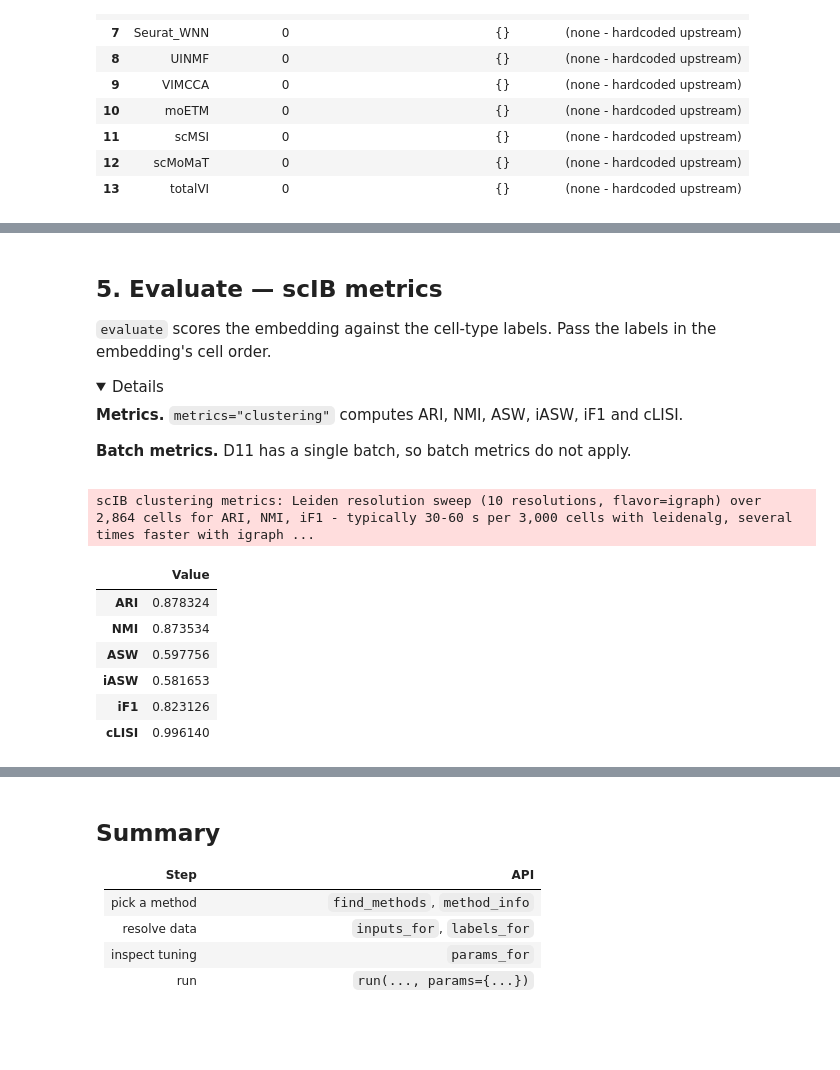
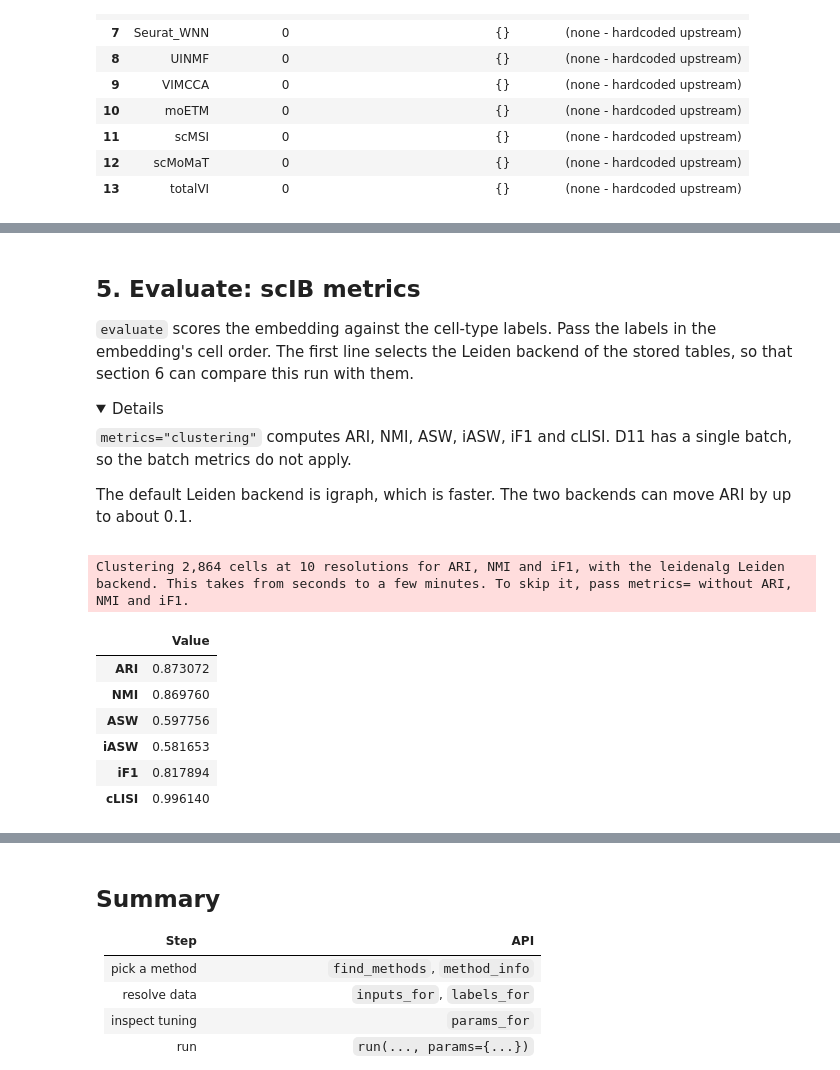
Before and after one commit to DSichang/scMultiBench, a Jupyter notebook: tutorials/end_to_end/end_to_end.ipynb, the cells around one changed output, grey strips where cells are left out. Cells and saved outputs as stored; diff of their text form; code cells hidden in the pictures; folded sections open; blank space fills up the shorter version.

```diff
--- a/tutorials/end_to_end/end_to_end.ipynb
+++ b/tutorials/end_to_end/end_to_end.ipynb
@@ -241,16 +217,17 @@ Matilda's stored scores (`load_results(source="rerun")`) instead of computing th
 # %%
 import h5py
 
-def stand_in(dataset, method):
-    """`method`'s embedding from the benchmark host's run_all outputs; None if that download fails."""
+def replacement(dataset, method):
+    """`method`'s embedding from the run_all outputs of the benchmark's Linux machine; None if that download fails."""
     try:
         batch = mtb.load_batch(mtb.data.fetch_outputs(dataset), methods=[method])
         with h5py.File(Path(batch.out_dir) / f"{method}_{dataset}" / "embedding.h5") as f:
             emb = f["data"][()]
-        print(f"stand-in: {method}'s embedding from the benchmark host's run_all outputs for {dataset} (fetch_outputs)")
+        print(f"replacement: {method}'s embedding from the run_all outputs for {dataset} of the benchmark's Linux machine")
         return emb
-    except Exception as e:                                   # offline, or the outputs are not published yet
-        print(f"stand-in: the package's stored scores for {method} ({type(e).__name__} from fetch_outputs: {e})")
+    # offline, or the outputs are not published yet
+    except Exception as e:
+        print(f"replacement: the package's stored scores for {method}. {type(e).__name__} from fetch_outputs: {e}")
         return None
 
 check = mtb.scan(DATASET, CATEGORY, methods=["Matilda"])
@@ -260,8 +237,8 @@ if check.env_ok.any():
                   params={"epochs": 5})
     emb = res.output
 else:
-    print("no method environment on this host - the run is skipped; a stand-in computed elsewhere covers it")
-    emb = stand_in(DATASET, "Matilda")
+    print("no method environment on this computer: the run is skipped, and outputs computed elsewhere replace it")
+    emb = replacement(DATASET, "Matilda")
 
 print("embedding:", None if emb is None else emb.shape)
 # %% [output]
@@ -317,38 +286,35 @@ pd.DataFrame(rows).sort_values("kind").reset_index(drop=True)
 # %% [markdown]
-## 5. Evaluate — scIB metrics
+## 5. Evaluate: scIB metrics
 
-`evaluate` scores the embedding against the cell-type labels. Pass the labels in
-the embedding's cell order.
+`evaluate` scores the embedding against the cell-type labels. Pass the labels in the embedding's cell order. The first line selects the Leiden backend of the stored tables, so that section 6 can compare this run with them.
 
 <details>
 <summary>Details</summary>
 
-**Metrics.** `metrics="clustering"` computes ARI, NMI, ASW, iASW, iF1 and cLISI.
+`metrics="clustering"` computes ARI, NMI, ASW, iASW, iF1 and cLISI. D11 has a single batch, so the batch metrics do not apply.
 
-**Batch metrics.** D11 has a single batch, so batch metrics do not apply.
+The default Leiden backend is igraph, which is faster. The two backends can move ARI by up to about 0.1.
 
 </details>
 # %%
-import numpy as np
-
-labels = pd.read_csv(mtb.labels_for(DATASET)["cty"])
-labels = labels["x"].to_numpy() if "x" in labels.columns else labels.iloc[:, -1].to_numpy()
-
+# the Leiden backend of the stored tables
+mtb.config.DEFAULT.leiden_flavor = "leidenalg"
 if emb is not None:
-    scores = mtb.evaluate(emb, category=CATEGORY, metrics="clustering", labels=labels)
+    scores = mtb.evaluate(emb, labels=mtb.labels_for(DATASET), category=CATEGORY,
+                          metrics="clustering")
 else:
-    print("no embedding on this host for Matilda - its stored scores stand in")
+    print("no embedding on this computer for Matilda: its stored scores are shown instead")
     stored = mtb.load_results(CATEGORY, dataset=DATASET, source="rerun", methods=["Matilda"])
     scores = pd.DataFrame({"Value": dict(zip(stored.metric, stored.value))})
 scores
 # %% [output]
-scIB clustering metrics: Leiden resolution sweep (10 resolutions, flavor=igraph) over 2,864 cells for ARI, NMI, iF1 - typically 30-60 s per 3,000 cells with leidenalg, several times faster with igraph ...
+Clustering 2,864 cells at 10 resolutions for ARI, NMI and iF1, with the leidenalg Leiden backend. This takes from seconds to a few minutes. To skip it, pass metrics= without ARI, NMI and iF1.
 |  | Value |
-| ARI | 0.878324 |
-| NMI | 0.873534 |
+| ARI | 0.873072 |
+| NMI | 0.869760 |
 | ASW | 0.597756 |
 | iASW | 0.581653 |
-| iF1 | 0.823126 |
+| iF1 | 0.817894 |
 | cLISI | 0.996140 |
 # %% [markdown]
 ## 6. Plot
```
Also changed, not shown: parts of 29 cells of this notebook, 39 other files.
